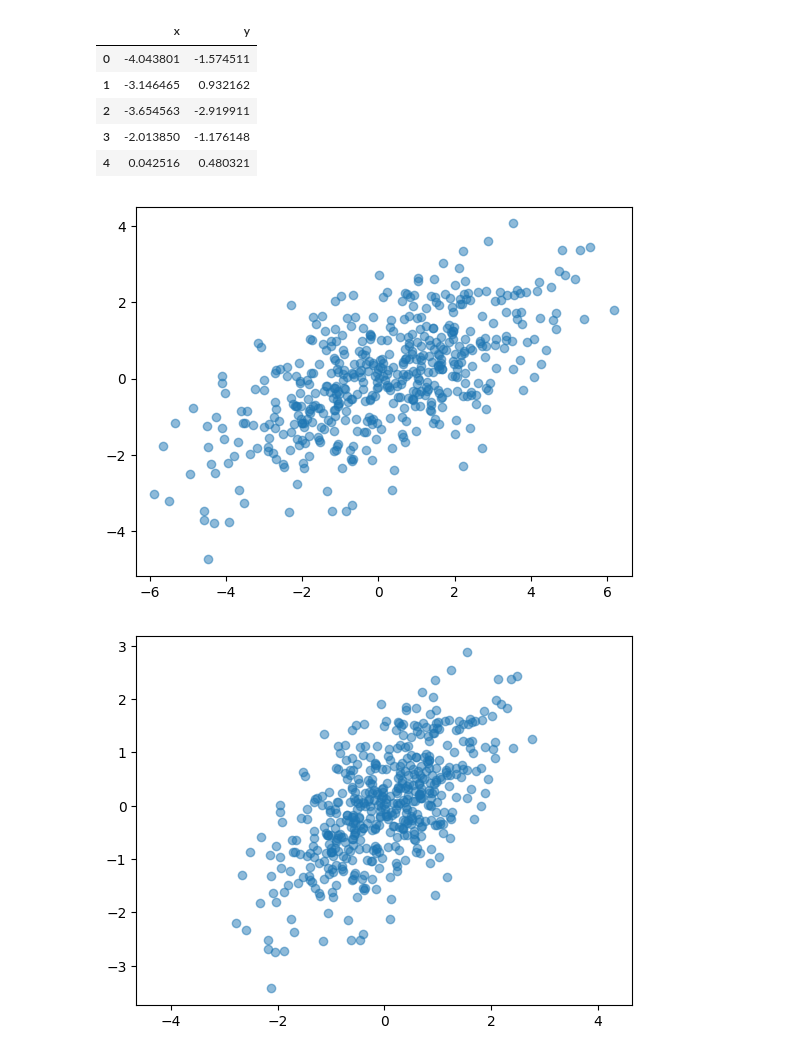
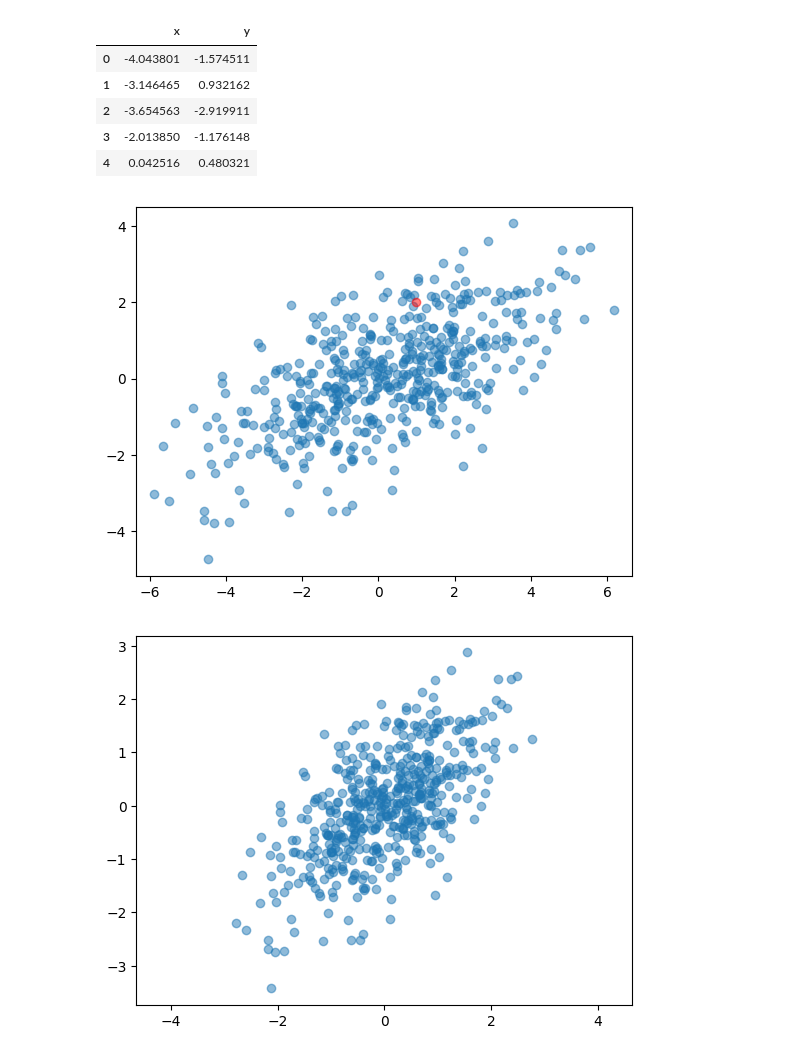
Before and after one commit to vincenzorrei/EDU-PCA, a Jupyter notebook: main.ipynb, the cells around one changed output. Drawn from its saved outputs; the diff is of its cells as text; code cells hidden in the pictures.

Commit message:
new data

```diff
--- a/main.ipynb
+++ b/main.ipynb
@@ -19,11 +19,14 @@ data.head()
 | 4 | 0.042516 | 0.480321 |
 # %%
 # plot the data
+new_data = [1,2]
 plt.scatter(data['x'], data['y'], alpha=0.5)
+plt.scatter(new_data[0], new_data[1], alpha=0.5, color='r')
+
 plt.axis('equal')
 plt.show()
 # %% [output]
-[figure, old version]
+[figure, new version]
 # %%
 scaler = StandardScaler()
 data_standardized = scaler.fit_transform(data)
```
Also changed, not shown: parts of 2 cells of this notebook.
